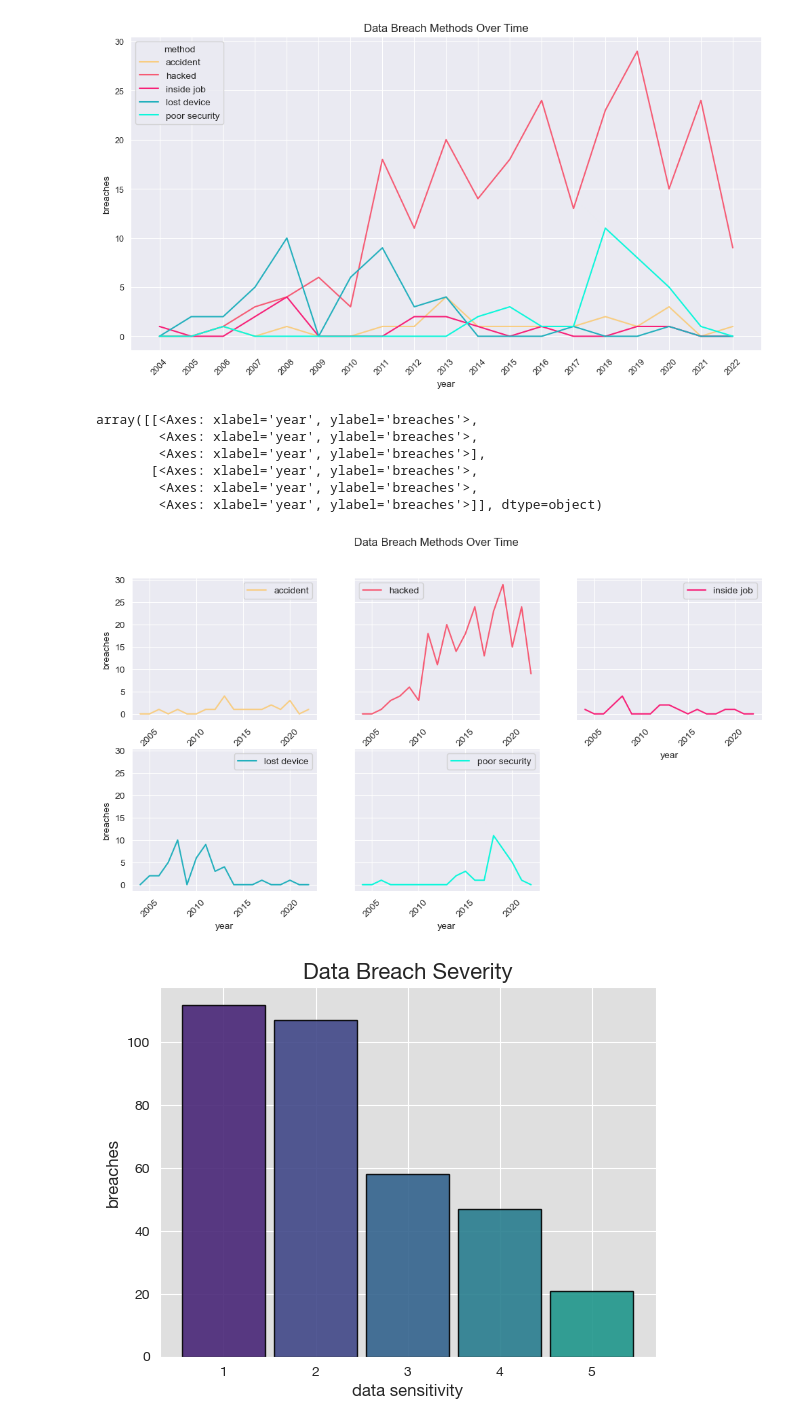
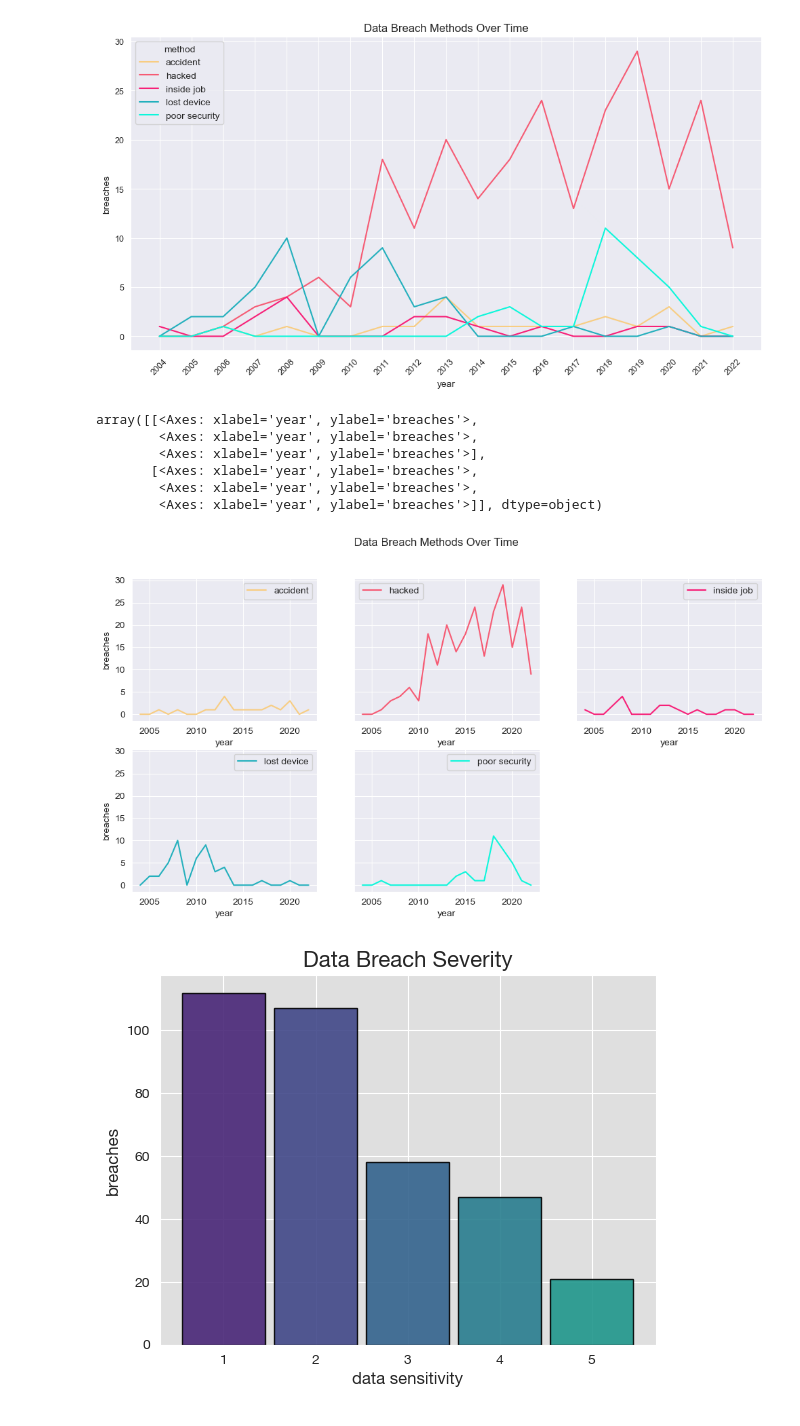
Before and after one commit to PianoPalf/group-project-3, a Jupyter notebook: Python/PyHack_dataframe_setup_SP.ipynb, the cells around one changed output. Drawn from its saved outputs; the diff is of its cells as text; code cells hidden in the pictures.

```diff
--- a/Python/PyHack_dataframe_setup_SP.ipynb
+++ b/Python/PyHack_dataframe_setup_SP.ipynb
@@ -613,35 +613,34 @@ dBreaches_pivot.plot(xticks=cleaned_dBreaches_df['year'].unique(),
 # %%
 # Data Breach Methods Over Time (using pivot table) - Multiplots
 
 # Set Colour Palette
 #color = ['#730517', '#f44560', '#44d1df', '#32a4a7', '#1e7069']
 color = ['#f8cd82', '#f65b74', '#f72078', '#23b0bd', '#0df7db']
 #color = ['#a8216b', '#f1184c', '#f36943', '#f7dc66', '#2e9599']
 
 dBreaches_pivot = cleaned_dBreaches_df.pivot_table('id',
                                                    aggfunc=np.size,
                                                    columns='method',
                                                    index=cleaned_dBreaches_df['year'],
                                                    fill_value=0)
 
-dBreaches_pivot.plot(rot=45,
-                     figsize=(12,6),
+dBreaches_pivot.plot(figsize=(12,6),
                      subplots=True,
                      color = color,
                      layout=(-1, 3),
                      sharex=False,
                      sharey=True,
                      xlabel='year',
                      ylabel="breaches",
                      title="Data Breach Methods Over Time")
 # %% [output]
 array([[<Axes: xlabel='year', ylabel='breaches'>,
         <Axes: xlabel='year', ylabel='breaches'>,
         <Axes: xlabel='year', ylabel='breaches'>],
        [<Axes: xlabel='year', ylabel='breaches'>,
         <Axes: xlabel='year', ylabel='breaches'>,
         <Axes: xlabel='year', ylabel='breaches'>]], dtype=object)
-[figure, old version]
+[figure, new version]
 # %%
 # Data Breach Severity
 
```
Also changed, not shown: parts of 1 cell of this notebook.
